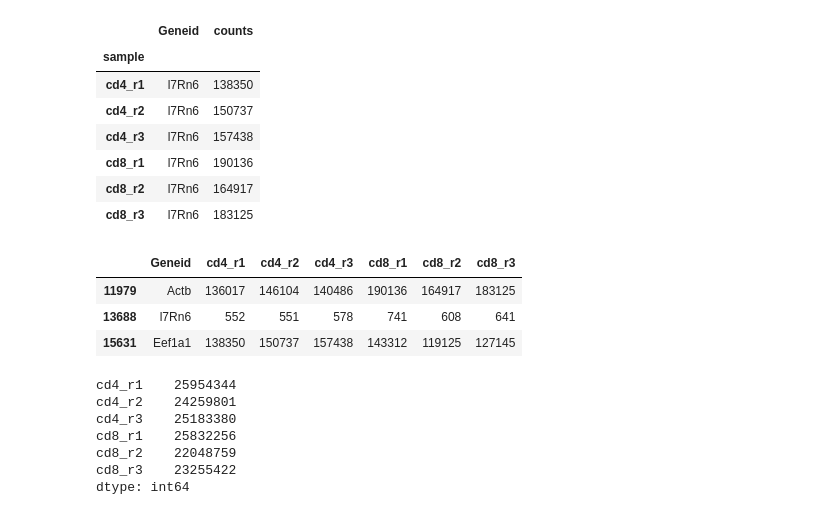
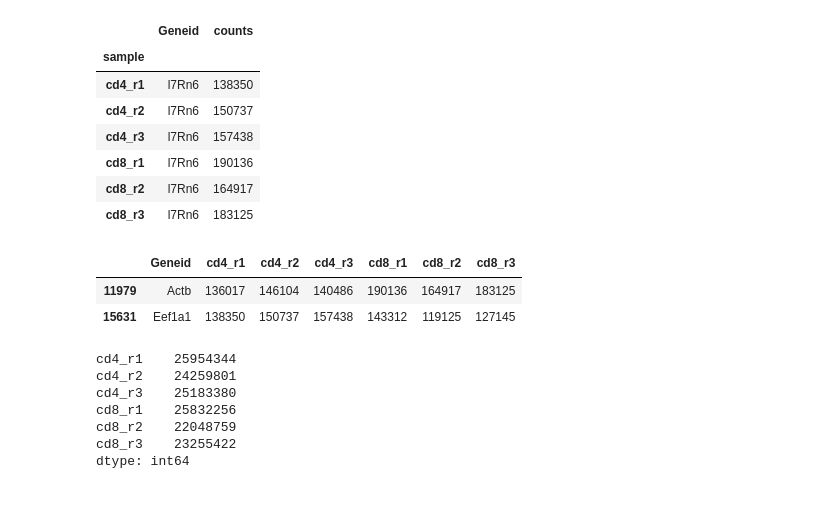
Before and after one commit to ashalaby711/obds_training, a Jupyter notebook: python_datascience/plotting_python.ipynb, the cells around one changed output. Cells and saved outputs as stored; diff of their text form; code cells hidden in the pictures.

```diff
--- a/python_datascience/plotting_python.ipynb
+++ b/python_datascience/plotting_python.ipynb
@@ -530,11 +530,10 @@ long_df.groupby('sample').max()
 | cd8_r2 | l7Rn6 | 164917 |
 | cd8_r3 | l7Rn6 | 183125 |
 # %%
-filtered_counts[filtered_counts['Geneid'].isin(['l7Rn6', 'Eef1a1', 'Actb'])]
+filtered_counts[filtered_counts['Geneid'].isin(['Eef1a1', 'Actb'])]
 # %% [output]
 |  | Geneid | cd4_r1 | cd4_r2 | cd4_r3 | cd8_r1 | cd8_r2 | cd8_r3 |
 | 11979 | Actb | 136017 | 146104 | 140486 | 190136 | 164917 | 183125 |
-| 13688 | l7Rn6 | 552 | 551 | 578 | 741 | 608 | 641 |
 | 15631 | Eef1a1 | 138350 | 150737 | 157438 | 143312 | 119125 | 127145 |
 # %%
 #sum_counts = filtered_counts_gene_index.sum() #total counts for each sample
```
Also changed, not shown: parts of 5 cells of this notebook.
